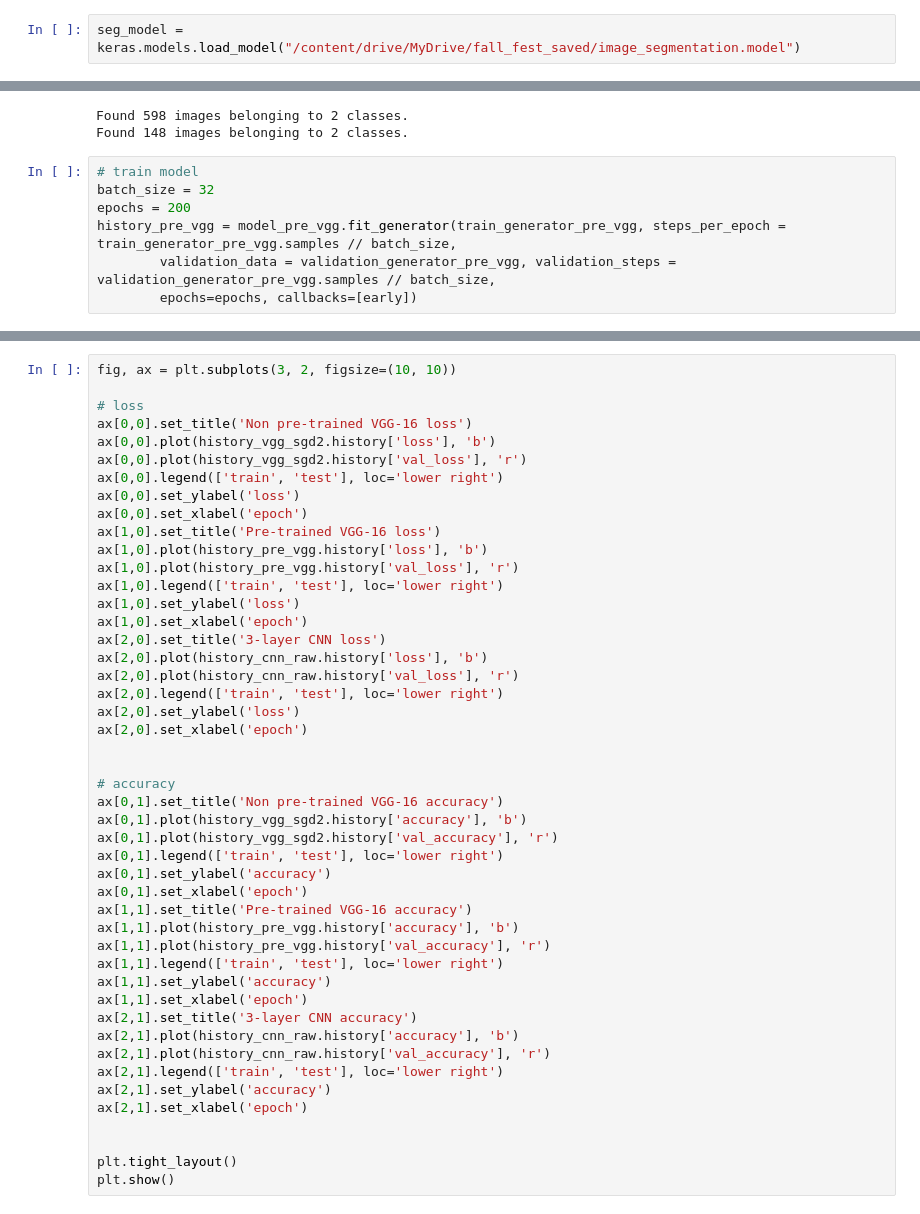
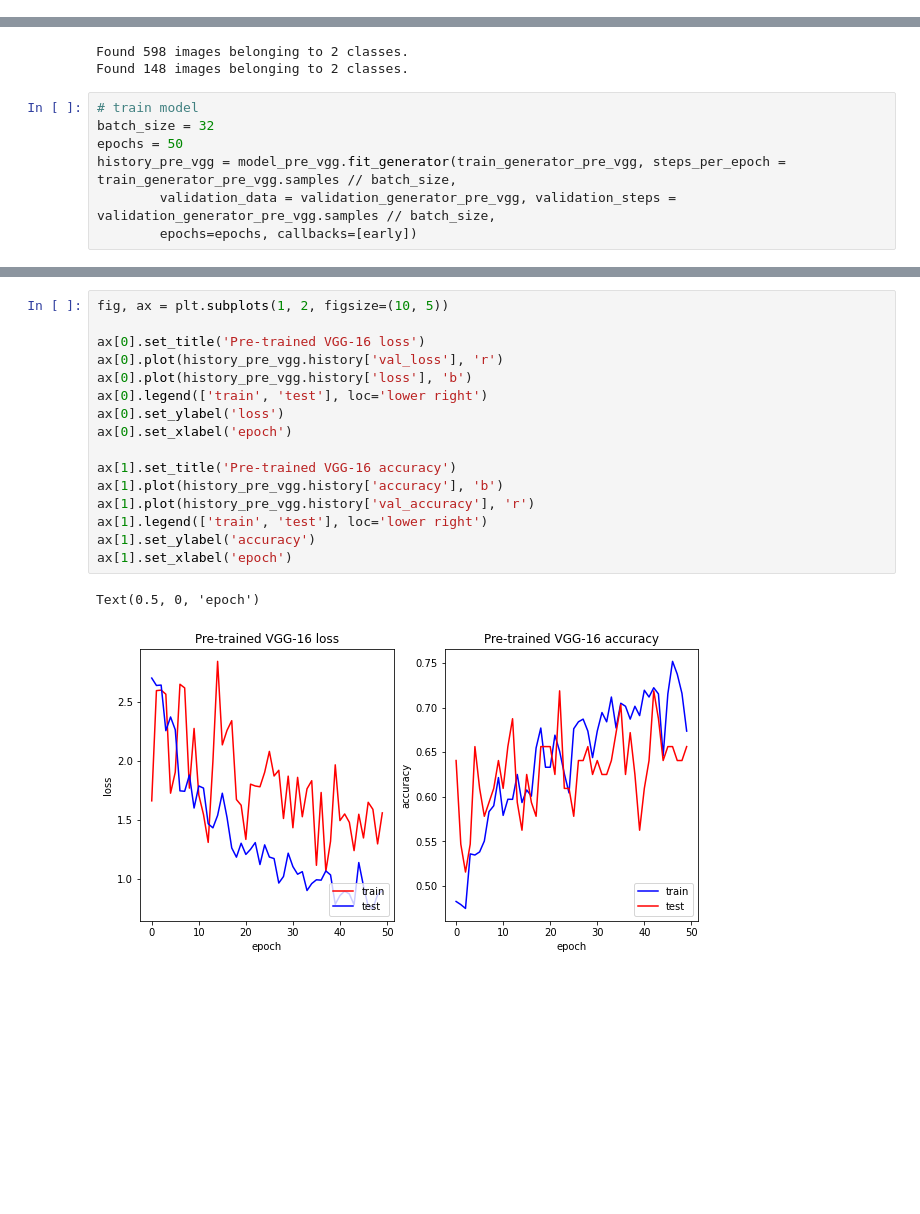
Before and after one commit to vaibhatt/FallFest-iNets, a Jupyter notebook: iNets_CTscan_classification.ipynb, the cells around one changed output, grey strips where cells are left out. Saved outputs shown, nothing was run; the diff lists cells and outputs as text; blank space fills up the shorter version.

```diff
--- a/iNets_CTscan_classification.ipynb
+++ b/iNets_CTscan_classification.ipynb
@@ -80,2 +79,0 @@ print(pos_data.shape)
-# %%
-seg_model = keras.models.load_model("/content/drive/MyDrive/fall_fest_saved/image_segmentation.model")
@@ -222,7 +210,7 @@ Found 148 images belonging to 2 classes.
 # %%
 # train model
 batch_size = 32
-epochs = 200
+epochs = 50
 history_pre_vgg = model_pre_vgg.fit_generator(train_generator_pre_vgg, steps_per_epoch = train_generator_pre_vgg.samples // batch_size,
         validation_data = validation_generator_pre_vgg, validation_steps = validation_generator_pre_vgg.samples // batch_size,
         epochs=epochs, callbacks=[early])
@@ -248,47 +235,19 @@ KeyboardInterrupt: ignored
-# %%
-fig, ax = plt.subplots(3, 2, figsize=(10, 10))
-
-# loss
-ax[0,0].set_title('Non pre-trained VGG-16 loss')
-ax[0,0].plot(history_vgg_sgd2.history['loss'], 'b')
-ax[0,0].plot(history_vgg_sgd2.history['val_loss'], 'r')
-ax[0,0].legend(['train', 'test'], loc='lower right')
-ax[0,0].set_ylabel('loss')
-ax[0,0].set_xlabel('epoch')
-ax[1,0].set_title('Pre-trained VGG-16 loss')
-ax[1,0].plot(history_pre_vgg.history['loss'], 'b')
-ax[1,0].plot(history_pre_vgg.history['val_loss'], 'r')
-ax[1,0].legend(['train', 'test'], loc='lower right')
-ax[1,0].set_ylabel('loss')
-ax[1,0].set_xlabel('epoch')
-ax[2,0].set_title('3-layer CNN loss')
-ax[2,0].plot(history_cnn_raw.history['loss'], 'b')
-ax[2,0].plot(history_cnn_raw.history['val_loss'], 'r')
-ax[2,0].legend(['train', 'test'], loc='lower right')
-ax[2,0].set_ylabel('loss')
-ax[2,0].set_xlabel('epoch')
-
-
-# accuracy
-ax[0,1].set_title('Non pre-trained VGG-16 accuracy')
-ax[0,1].plot(history_vgg_sgd2.history['accuracy'], 'b')
-ax[0,1].plot(history_vgg_sgd2.history['val_accuracy'], 'r')
-ax[0,1].legend(['train', 'test'], loc='lower right')
-ax[0,1].set_ylabel('accuracy')
-ax[0,1].set_xlabel('epoch')
-ax[1,1].set_title('Pre-trained VGG-16 accuracy')
-ax[1,1].plot(history_pre_vgg.history['accuracy'], 'b')
-ax[1,1].plot(history_pre_vgg.history['val_accuracy'], 'r')
-ax[1,1].legend(['train', 'test'], loc='lower right')
-ax[1,1].set_ylabel('accuracy')
-ax[1,1].set_xlabel('epoch')
-ax[2,1].set_title('3-layer CNN accuracy')
-ax[2,1].plot(history_cnn_raw.history['accuracy'], 'b')
-ax[2,1].plot(history_cnn_raw.history['val_accuracy'], 'r')
-ax[2,1].legend(['train', 'test'], loc='lower right')
-ax[2,1].set_ylabel('accuracy')
-ax[2,1].set_xlabel('epoch')
-
-
-plt.tight_layout()
-plt.show()
+# %%
+fig, ax = plt.subplots(1, 2, figsize=(10, 5))
+
+ax[0].set_title('Pre-trained VGG-16 loss')
+ax[0].plot(history_pre_vgg.history['val_loss'], 'r')
+ax[0].plot(history_pre_vgg.history['loss'], 'b')
+ax[0].legend(['train', 'test'], loc='lower right')
+ax[0].set_ylabel('loss')
+ax[0].set_xlabel('epoch')
+
+ax[1].set_title('Pre-trained VGG-16 accuracy')
+ax[1].plot(history_pre_vgg.history['accuracy'], 'b')
+ax[1].plot(history_pre_vgg.history['val_accuracy'], 'r')
+ax[1].legend(['train', 'test'], loc='lower right')
+ax[1].set_ylabel('accuracy')
+ax[1].set_xlabel('epoch')
+# %% [output]
+Text(0.5, 0, 'epoch')
+[figure, added]
```
Also changed, not shown: parts of 6 cells of this notebook.
